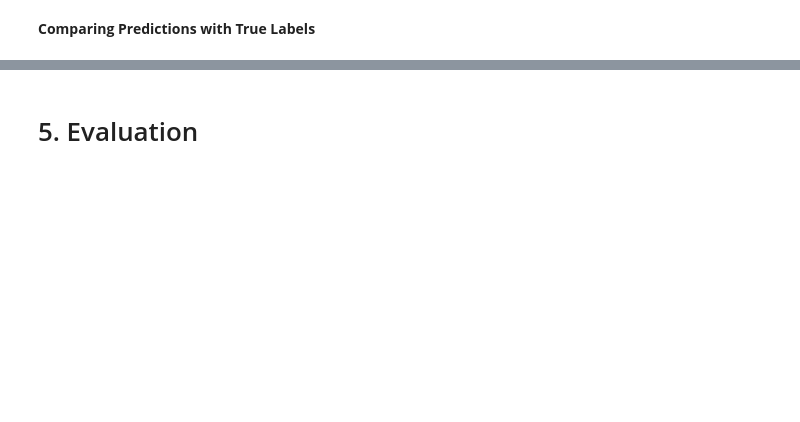
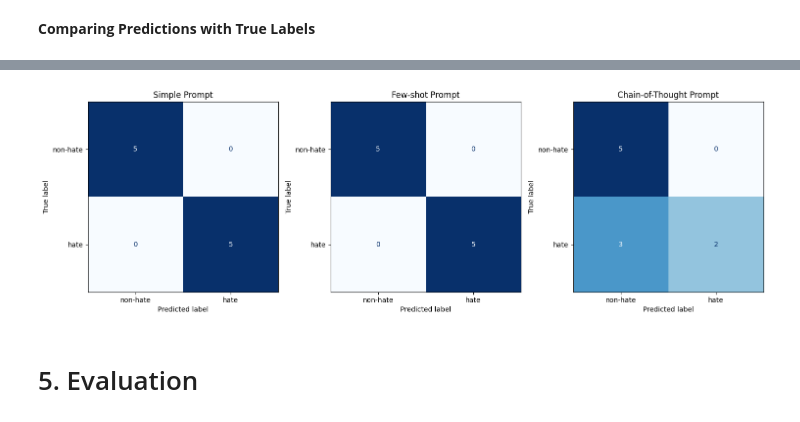
Before and after one commit to AugustBjerg/NLP-exam, a Jupyter notebook: notebooks/NLP_EXAM_FINAL_v1.ipynb, the cells around one changed output, grey strips where cells are left out. Saved outputs shown, nothing was run; the diff lists cells and outputs as text; code cells hidden in the pictures; blank space fills up the shorter version.

```diff
--- a/notebooks/NLP_EXAM_FINAL_v1.ipynb
+++ b/notebooks/NLP_EXAM_FINAL_v1.ipynb
@@ -1204,7 +1098,7 @@ cot_preds      = run_classification(sample_df, cot_3_template, classify_with_llm
 llm_results = []
 
 # 2. Pull the true labels from your real column
-y_true = sample_df['is_hate_speech'].values
+y_true = balanced_subset['is_hate_speech'].values
 
 # 3. A tiny helper to turn your “yes”/“no” preds into 1/0
 def to_numeric(preds):
@@ -1283,22 +1172,24 @@ comp_df
 # %%
 from sklearn.metrics import confusion_matrix, ConfusionMatrixDisplay
 
 def plot_conf_matrix(ax, y_true, y_pred, title, labels=['non-hate', 'hate'], cmap='Blues'):
     cm = confusion_matrix(y_true, y_pred)
     disp = ConfusionMatrixDisplay(confusion_matrix=cm, display_labels=labels)
     disp.plot(ax=ax, colorbar=False, cmap=cmap)
     ax.set_title(title)
 
 # Set up the plot
 fig, axs = plt.subplots(1, 3, figsize=(15, 5))
 
 # Plot each confusion matrix
-plot_conf_matrix(axs[0], comp_df['true_label'], comp_df['pred_simple'], 'Simple Prompt')
-plot_conf_matrix(axs[1], comp_df['true_label'], comp_df['pred_few'], 'Few-shot Prompt')
-plot_conf_matrix(axs[2], comp_df['true_label'], comp_df['pred_cot'], 'Chain-of-Thought Prompt')
+plot_conf_matrix(axs[0], comp_df['true_label'], comp_df[f'pred_zero_{LLM_BACKEND}'], 'Simple Prompt')
+plot_conf_matrix(axs[1], comp_df['true_label'], comp_df[f'pred_few_shot_{LLM_BACKEND}'], 'Few-shot Prompt')
+plot_conf_matrix(axs[2], comp_df['true_label'], comp_df[f'pred_cot_{LLM_BACKEND}'], 'Chain-of-Thought Prompt')
 
 plt.tight_layout()
 plt.show()
+# %% [output]
+[figure, added]
 # %% [markdown]
 # 5. Evaluation
 # %%
```
Also changed, not shown: parts of 22 cells of this notebook.
